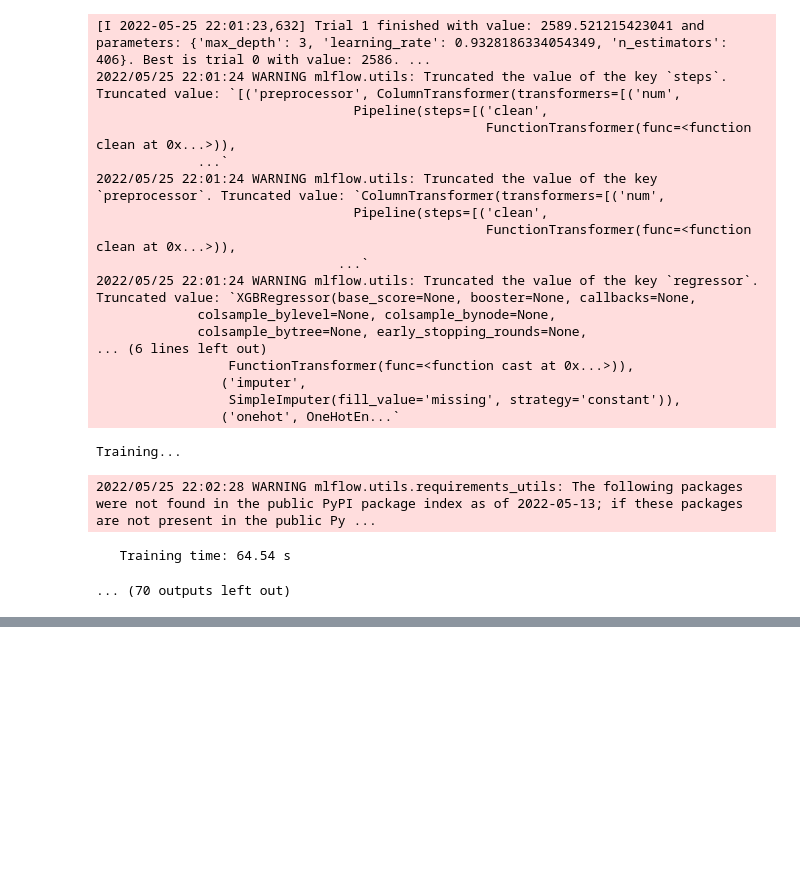
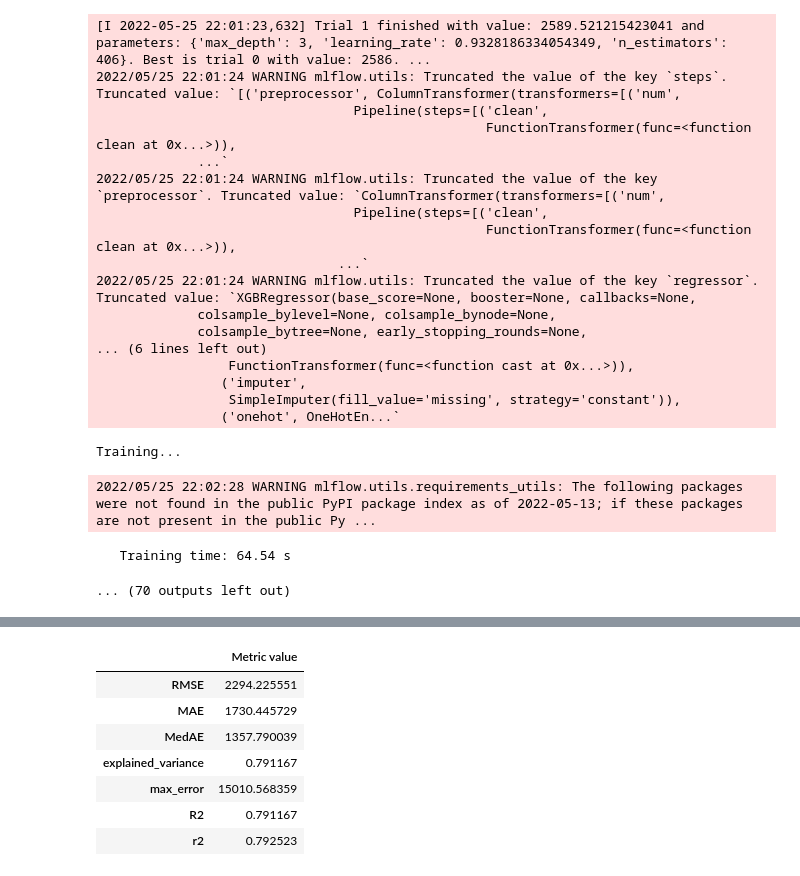
Before and after one commit to aliz-ai/ml-spec-2022, a Jupyter notebook: Demo #2/notebooks/4. Model hyper-parameter tuning & evaluation.ipynb, the cells around one changed output, grey strips where cells are left out. Drawn from its saved outputs; the diff is of its cells as text; code cells hidden in the pictures; blank space fills up the shorter version.

```diff
--- a/Demo #2/notebooks/4. Model hyper-parameter tuning & evaluation.ipynb
+++ b/Demo #2/notebooks/4. Model hyper-parameter tuning & evaluation.ipynb
@@ -249,0 +277,11 @@ Let's make a last experiment by adding an SVD decomposition in prior of the XGBo
+# %%
+metrics2df(xgb_optuna_training_perf)
+# %% [output]
+|  | Metric value |
+| RMSE | 2294.225551 |
+| MAE | 1730.445729 |
+| MedAE | 1357.790039 |
+| explained_variance | 0.791167 |
+| max_error | 15010.568359 |
+| R2 | 0.791167 |
+| r2 | 0.792523 |
```
Also changed, not shown: parts of 12 cells of this notebook, 5 other files.
